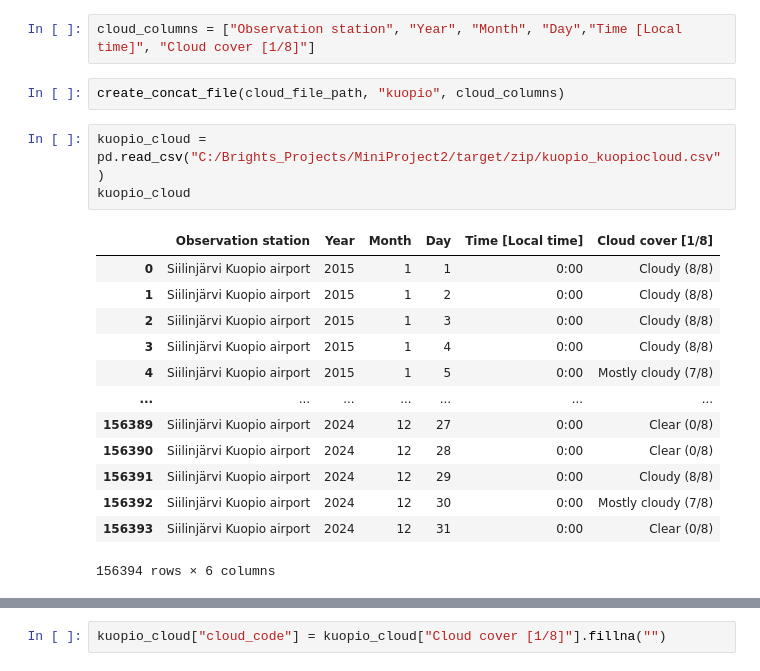
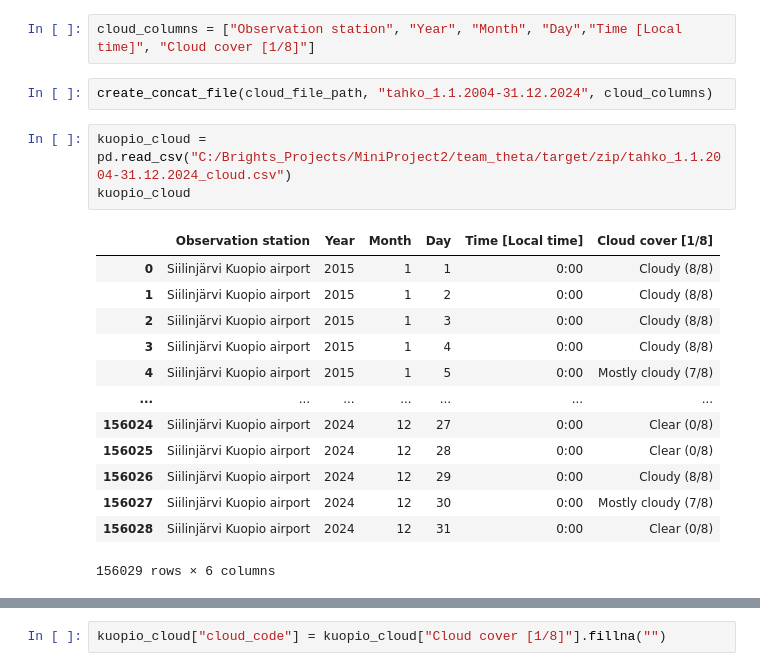
Before and after one commit to Mini-project-Team-Theta/team_theta, a Jupyter notebook: Raw_data/kuopio_tahko.ipynb, the cells around one changed output, grey strips where cells are left out. Drawn from its saved outputs; the diff is of its cells as text.

```diff
--- a/Raw_data/kuopio_tahko.ipynb
+++ b/Raw_data/kuopio_tahko.ipynb
@@ -115,24 +115,24 @@ cloud_file_path = glob(data_dir + "Tahko_cloud_*")
 # %%
 cloud_columns = ["Observation station", "Year", "Month", "Day","Time [Local time]", "Cloud cover [1/8]"]
 # %%
-create_concat_file(cloud_file_path, "kuopio", cloud_columns)
+create_concat_file(cloud_file_path, "tahko_1.1.2004-31.12.2024", cloud_columns)
 # %%
-kuopio_cloud = pd.read_csv("C:/Brights_Projects/MiniProject2/target/zip/kuopio_kuopiocloud.csv")
+kuopio_cloud = pd.read_csv("C:/Brights_Projects/MiniProject2/team_theta/target/zip/tahko_1.1.2004-31.12.2024_cloud.csv")
 kuopio_cloud
 # %% [output]
 |  | Observation station | Year | Month | Day | Time [Local time] | Cloud cover [1/8] |
 | 0 | Siilinjärvi Kuopio airport | 2015 | 1 | 1 | 0:00 | Cloudy (8/8) |
 | 1 | Siilinjärvi Kuopio airport | 2015 | 1 | 2 | 0:00 | Cloudy (8/8) |
 | 2 | Siilinjärvi Kuopio airport | 2015 | 1 | 3 | 0:00 | Cloudy (8/8) |
 | 3 | Siilinjärvi Kuopio airport | 2015 | 1 | 4 | 0:00 | Cloudy (8/8) |
 | 4 | Siilinjärvi Kuopio airport | 2015 | 1 | 5 | 0:00 | Mostly cloudy (7/8) |
 | ... | ... | ... | ... | ... | ... | ... |
-| 156389 | Siilinjärvi Kuopio airport | 2024 | 12 | 27 | 0:00 | Clear (0/8) |
-| 156390 | Siilinjärvi Kuopio airport | 2024 | 12 | 28 | 0:00 | Clear (0/8) |
-| 156391 | Siilinjärvi Kuopio airport | 2024 | 12 | 29 | 0:00 | Cloudy (8/8) |
-| 156392 | Siilinjärvi Kuopio airport | 2024 | 12 | 30 | 0:00 | Mostly cloudy (7/8) |
-| 156393 | Siilinjärvi Kuopio airport | 2024 | 12 | 31 | 0:00 | Clear (0/8) |
+| 156024 | Siilinjärvi Kuopio airport | 2024 | 12 | 27 | 0:00 | Clear (0/8) |
+| 156025 | Siilinjärvi Kuopio airport | 2024 | 12 | 28 | 0:00 | Clear (0/8) |
+| 156026 | Siilinjärvi Kuopio airport | 2024 | 12 | 29 | 0:00 | Cloudy (8/8) |
+| 156027 | Siilinjärvi Kuopio airport | 2024 | 12 | 30 | 0:00 | Mostly cloudy (7/8) |
+| 156028 | Siilinjärvi Kuopio airport | 2024 | 12 | 31 | 0:00 | Clear (0/8) |
-156394 rows × 6 columns
+156029 rows × 6 columns
 # %%
 kuopio_cloud["Date"] = pd.to_datetime(kuopio_cloud[["Year", "Month", "Day"]])
 kuopio_cloud
```
Also changed, not shown: parts of 1 cell of this notebook.
